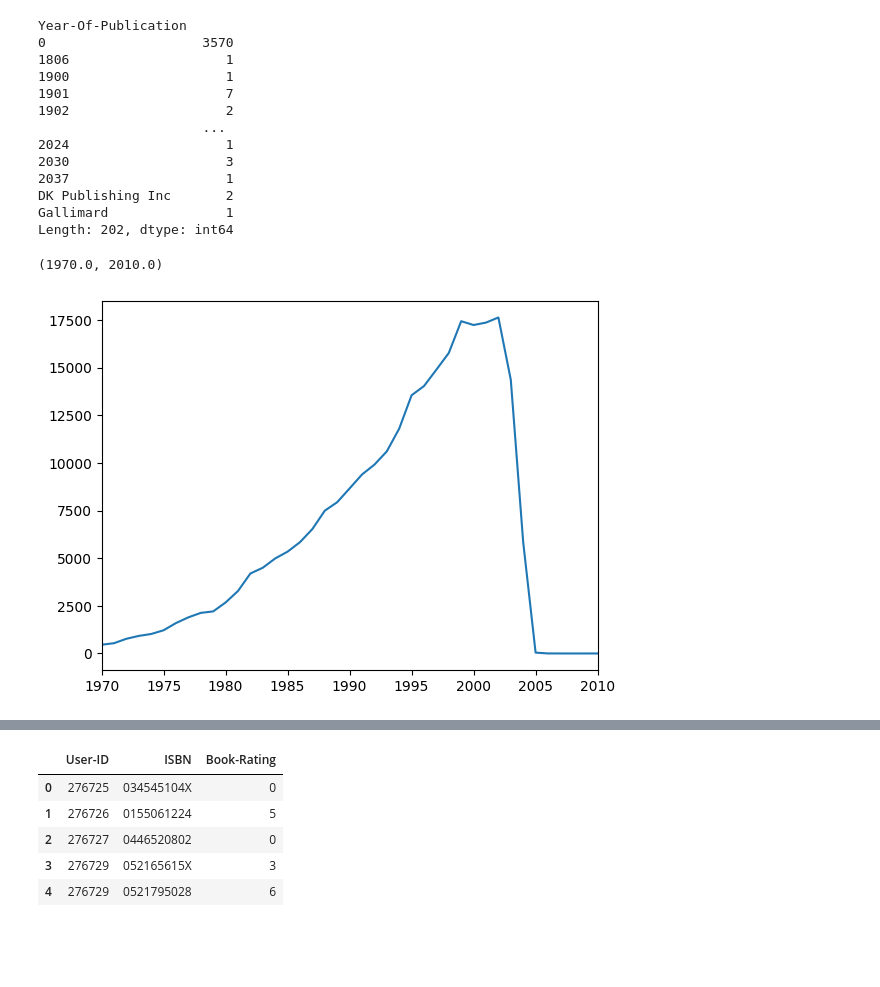
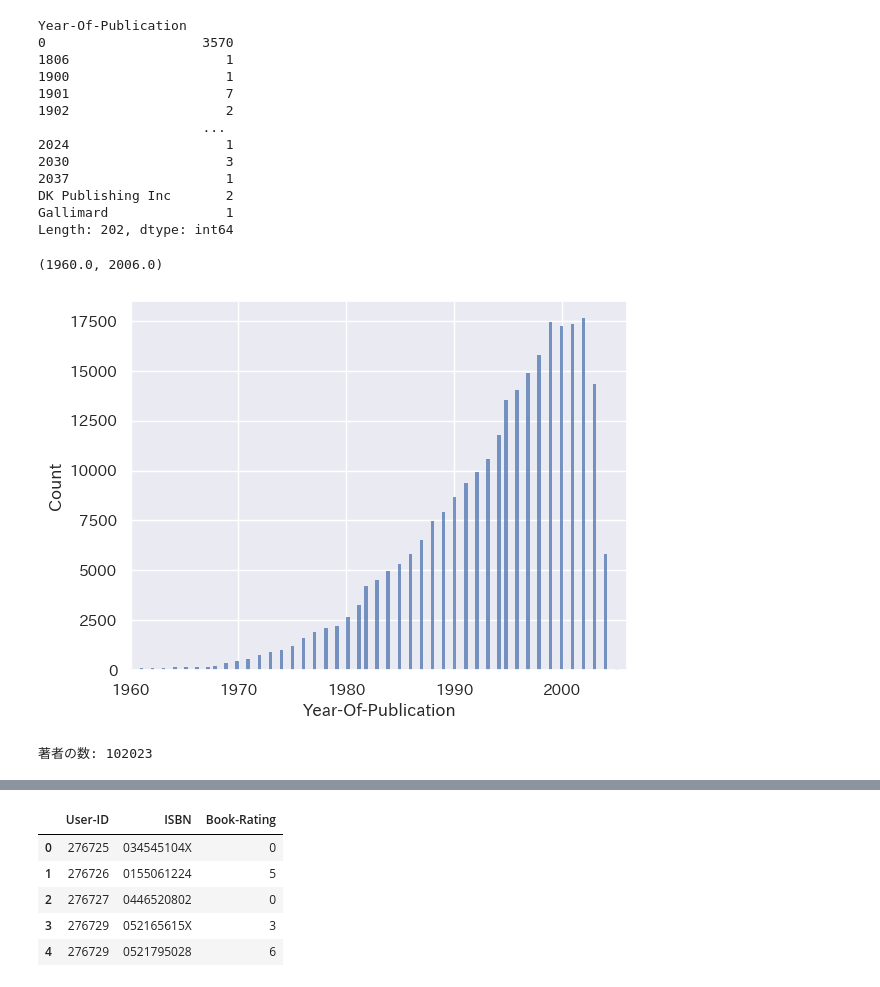
Before and after one commit to tatsuki1107/recsys-training, a Jupyter notebook: book_recommendation/index.ipynb, the cells around one changed output, grey strips where cells are left out. Saved outputs shown, nothing was run; the diff lists cells and outputs as text; code cells hidden in the pictures; blank space fills up the shorter version.

```diff
--- a/book_recommendation/index.ipynb
+++ b/book_recommendation/index.ipynb
@@ -161,19 +161,28 @@ Length: 202, dtype: int64
 # %%
 # 西暦ではない後ろの２つは、履歴と一緒にあとで消す、とする。0もどうにかする。
 import matplotlib.pyplot as plt
+import seaborn as sns; sns.set()
+import japanize_matplotlib
 %matplotlib inline
 
 temp_df = book_df[(book_df["Year-Of-Publication"]!="DK Publishing Inc") & (book_df["Year-Of-Publication"]!="Gallimard")]
 temp_df = temp_df.astype({"Year-Of-Publication": int})
 temp_df = temp_df[temp_df["Year-Of-Publication"]!=0]
 
 pub_dict = temp_df.groupby("Year-Of-Publication").size().to_dict()
 
-figure, ax = plt.subplots()
-x = pub_dict.keys()
-y = pub_dict.values()
-ax.plot(x,y)
-ax.set_xlim([1970,2010])
+sns.histplot(temp_df["Year-Of-Publication"])
+plt.xlim(1960,2006)
+
+#figure, ax = plt.subplots()
+#x = pub_dict.keys()
+#y = pub_dict.values()
+
+#ax.hist(x,y, bins=10)
+#ax.set_xlim([1970,2005])
+#ax.set_title('年度ごとの本の出版数')
+#ax.set_xlabel('西暦')
+#ax.set_ylabel('出版数')
 # %% [output]
-(1970.0, 2010.0)
+(1960.0, 2006.0)
-[figure, old version]
+[figure, new version]
@@ -179,0 +193,5 @@ ax.set_xlim([1970,2010])
+# %%
+author_size = len(book_df.groupby('Book-Author').size())
+print(f"著者の数: {author_size}")
+# %% [output]
+著者の数: 102023
```
Also changed, not shown: parts of 24 cells of this notebook.
